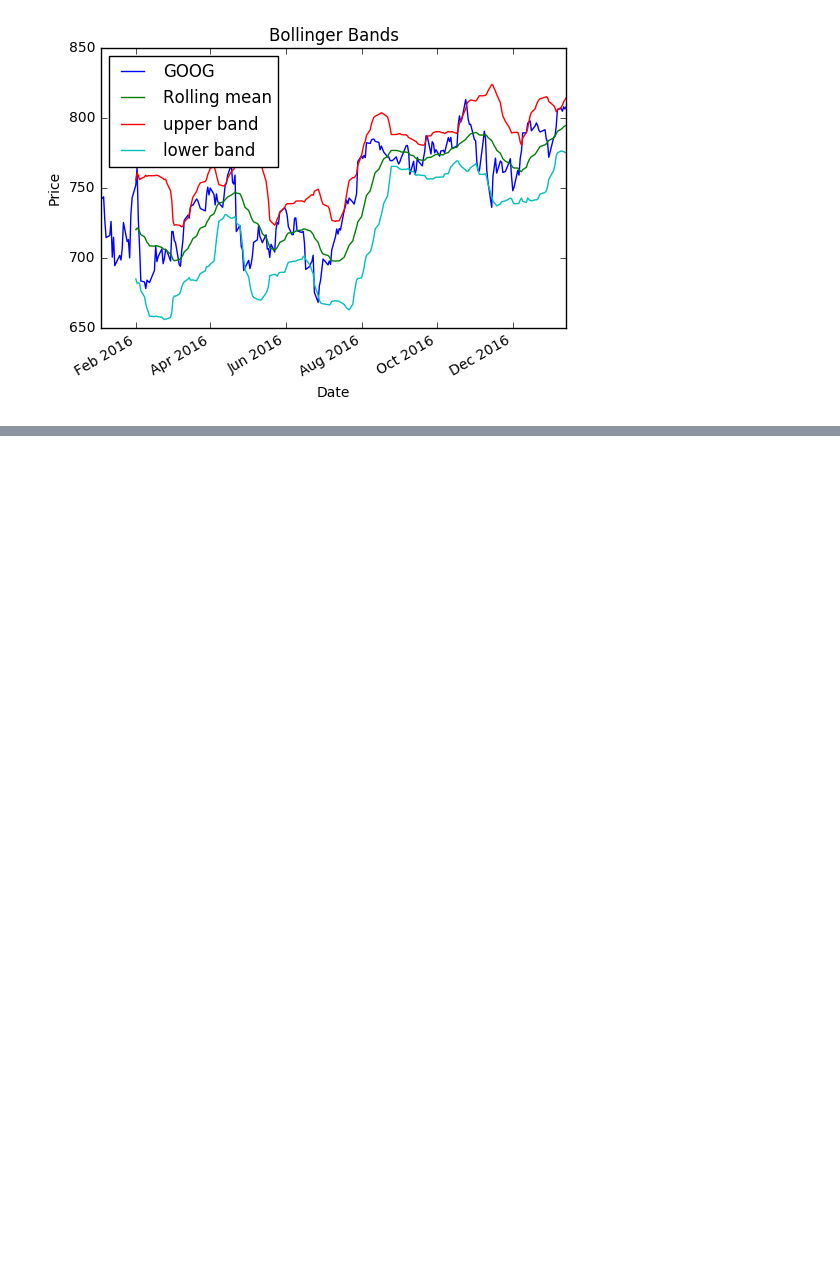
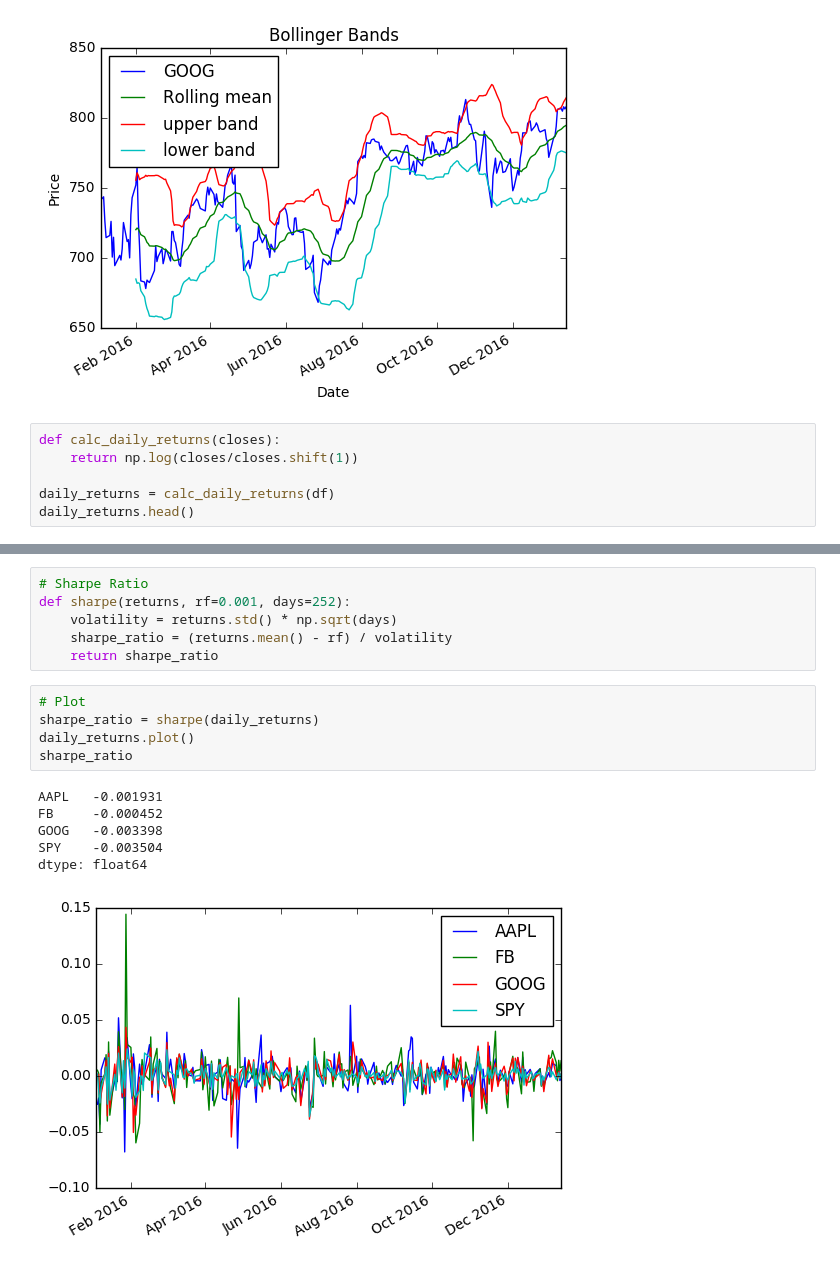
Before and after one commit to jackzzj/ml-finance-trading, a Jupyter notebook: portforlio-optimizer.ipynb, the cells around one changed output, grey strips where cells are left out. Drawn from its saved outputs; the diff is of its cells as text; blank space fills up the shorter version.

```diff
--- a/portforlio-optimizer.ipynb
+++ b/portforlio-optimizer.ipynb
@@ -74,3 +74,9 @@ ax.legend(loc='upper left')
 plt.show()
 # %% [output]
 [figure]
+# %%
+def calc_daily_returns(closes):
+    return np.log(closes/closes.shift(1))
+
+daily_returns = calc_daily_returns(df)
+daily_returns.head()
@@ -76,0 +90,18 @@ plt.show()
+# %%
+# Sharpe Ratio
+def sharpe(returns, rf=0.001, days=252):
+    volatility = returns.std() * np.sqrt(days)
+    sharpe_ratio = (returns.mean() - rf) / volatility
+    return sharpe_ratio
+# %%
+# Plot
+sharpe_ratio = sharpe(daily_returns)
+daily_returns.plot()
+sharpe_ratio
+# %% [output]
+AAPL   -0.001931
+FB     -0.000452
+GOOG   -0.003398
+SPY    -0.003504
+dtype: float64
+[figure, added]
```
Also changed, not shown: parts of 1 cell of this notebook, 1 other file.
